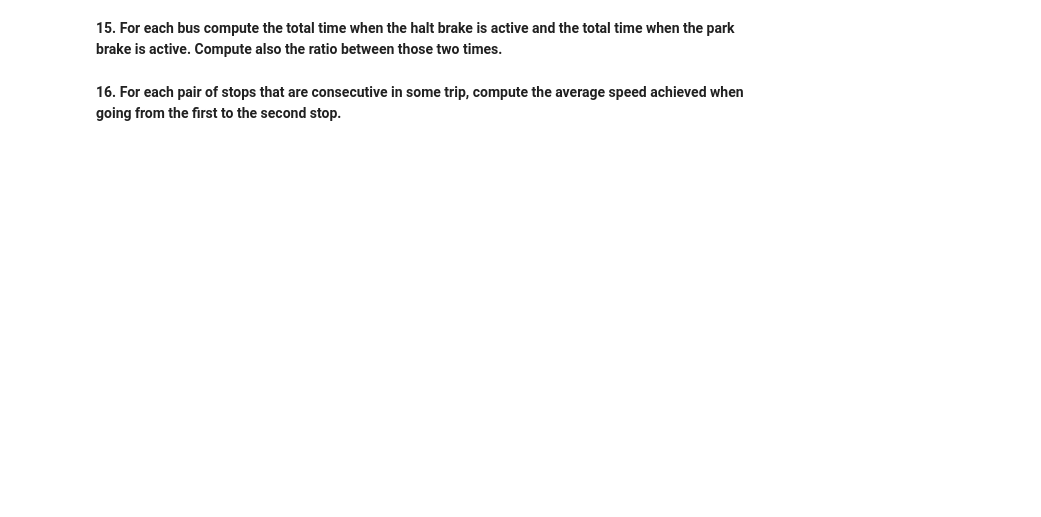
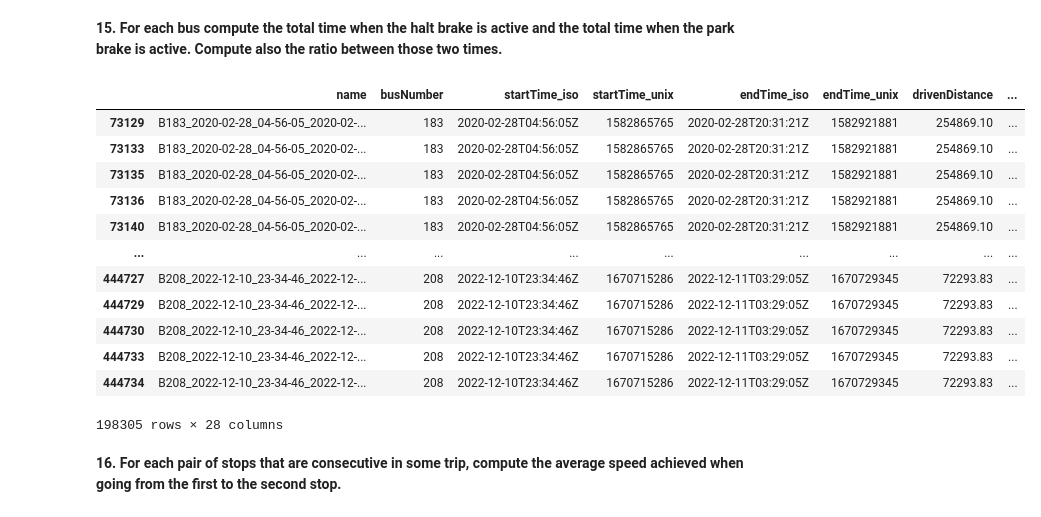
Before and after one commit to sime-99/Project_2023_Bentley_Simeoni, a Jupyter notebook: Project_Bentley_Simeoni.ipynb, the cells around one changed output. Saved outputs shown, nothing was run; the diff lists cells and outputs as text; code cells hidden in the pictures; blank space fills up the shorter version.

```diff
--- a/Project_Bentley_Simeoni.ipynb
+++ b/Project_Bentley_Simeoni.ipynb
@@ -244,4 +329,22 @@ merged.groupby(['busNumber', 'busRoute'])
 # %% [markdown]
 **15. For each bus compute the total time when the halt brake is active and the total time when the park brake is active. Compute also the ratio between those two times.**
+# %%
+merged['time_haltBrakeIsActive'] =merged[merged['status_haltBrakeIsActive'] == 1]['endTime_unix'] - merged[merged['status_haltBrakeIsActive'] == 1]['startTime_unix']
+# %%
+merged[merged['status_haltBrakeIsActive'] == 1]
+# %% [output]
+|  | name | busNumber | startTime_iso | startTime_unix | endTime_iso | endTime_unix | drivenDistance | ... |
+| 73129 | B183_2020-02-28_04-56-05_2020-02-... | 183 | 2020-02-28T04:56:05Z | 1582865765 | 2020-02-28T20:31:21Z | 1582921881 | 254869.10 | ... |
+| 73133 | B183_2020-02-28_04-56-05_2020-02-... | 183 | 2020-02-28T04:56:05Z | 1582865765 | 2020-02-28T20:31:21Z | 1582921881 | 254869.10 | ... |
+| 73135 | B183_2020-02-28_04-56-05_2020-02-... | 183 | 2020-02-28T04:56:05Z | 1582865765 | 2020-02-28T20:31:21Z | 1582921881 | 254869.10 | ... |
+| 73136 | B183_2020-02-28_04-56-05_2020-02-... | 183 | 2020-02-28T04:56:05Z | 1582865765 | 2020-02-28T20:31:21Z | 1582921881 | 254869.10 | ... |
+| 73140 | B183_2020-02-28_04-56-05_2020-02-... | 183 | 2020-02-28T04:56:05Z | 1582865765 | 2020-02-28T20:31:21Z | 1582921881 | 254869.10 | ... |
+| ... | ... | ... | ... | ... | ... | ... | ... | ... |
+| 444727 | B208_2022-12-10_23-34-46_2022-12-... | 208 | 2022-12-10T23:34:46Z | 1670715286 | 2022-12-11T03:29:05Z | 1670729345 | 72293.83 | ... |
+| 444729 | B208_2022-12-10_23-34-46_2022-12-... | 208 | 2022-12-10T23:34:46Z | 1670715286 | 2022-12-11T03:29:05Z | 1670729345 | 72293.83 | ... |
+| 444730 | B208_2022-12-10_23-34-46_2022-12-... | 208 | 2022-12-10T23:34:46Z | 1670715286 | 2022-12-11T03:29:05Z | 1670729345 | 72293.83 | ... |
+| 444733 | B208_2022-12-10_23-34-46_2022-12-... | 208 | 2022-12-10T23:34:46Z | 1670715286 | 2022-12-11T03:29:05Z | 1670729345 | 72293.83 | ... |
+| 444734 | B208_2022-12-10_23-34-46_2022-12-... | 208 | 2022-12-10T23:34:46Z | 1670715286 | 2022-12-11T03:29:05Z | 1670729345 | 72293.83 | ... |
+198305 rows × 28 columns
 # %% [markdown]
 **16. For each pair of stops that are consecutive in some trip, compute the average speed achieved when going from the first to the second stop.**
```
Also changed, not shown: parts of 7 cells of this notebook.
